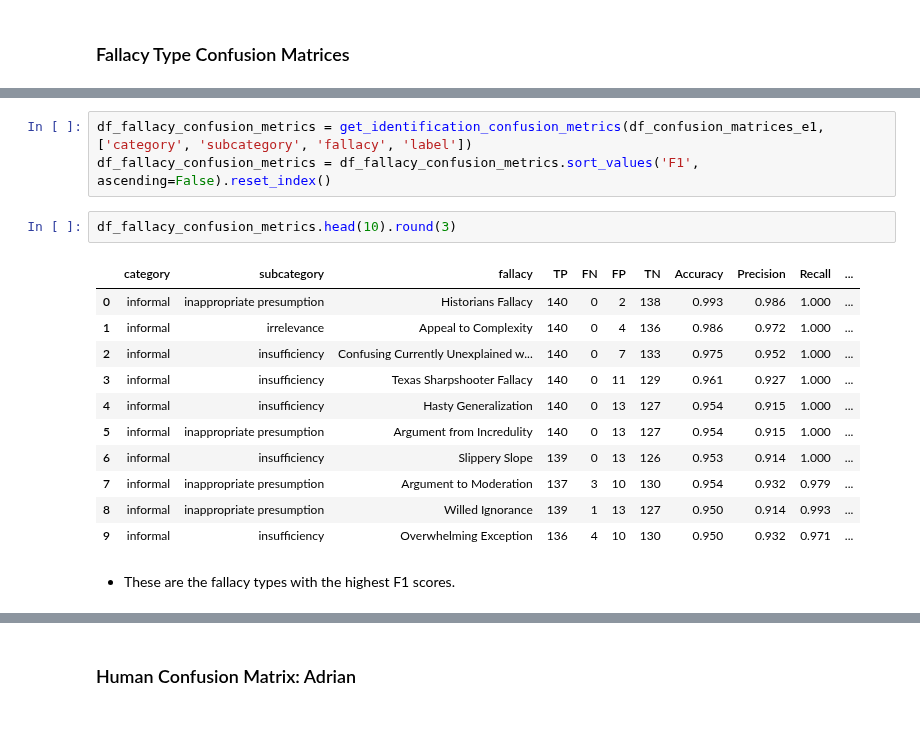
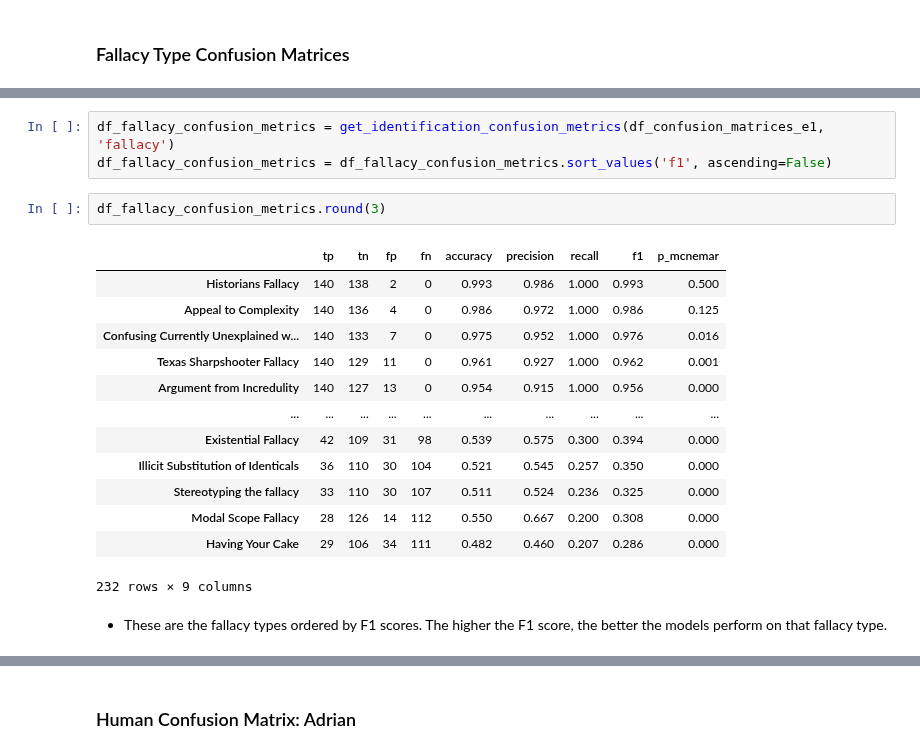
Before and after one commit to aimfeld/fallacy-detection, a Jupyter notebook: fallacy-identification.ipynb, the cells around one changed output, grey strips where cells are left out. Drawn from its saved outputs; the diff is of its cells as text; blank space fills up the shorter version.

```diff
--- a/fallacy-identification.ipynb
+++ b/fallacy-identification.ipynb
@@ -482,19 +512,21 @@ plot_identification_confusion_matrix(
 # %%
-df_fallacy_confusion_metrics = get_identification_confusion_metrics(df_confusion_matrices_e1, ['category', 'subcategory', 'fallacy', 'label'])
-df_fallacy_confusion_metrics = df_fallacy_confusion_metrics.sort_values('F1', ascending=False).reset_index()
+df_fallacy_confusion_metrics = get_identification_confusion_metrics(df_confusion_matrices_e1, 'fallacy')
+df_fallacy_confusion_metrics = df_fallacy_confusion_metrics.sort_values('f1', ascending=False)
 # %%
-df_fallacy_confusion_metrics.head(10).round(3)
+df_fallacy_confusion_metrics.round(3)
 # %% [output]
-|  | category | subcategory | fallacy | TP | FN | FP | TN | Accuracy | Precision | Recall | ... |
-| 0 | informal | inappropriate presumption | Historians Fallacy | 140 | 0 | 2 | 138 | 0.993 | 0.986 | 1.000 | ... |
-| 1 | informal | irrelevance | Appeal to Complexity | 140 | 0 | 4 | 136 | 0.986 | 0.972 | 1.000 | ... |
-| 2 | informal | insufficiency | Confusing Currently Unexplained w... | 140 | 0 | 7 | 133 | 0.975 | 0.952 | 1.000 | ... |
-| 3 | informal | insufficiency | Texas Sharpshooter Fallacy | 140 | 0 | 11 | 129 | 0.961 | 0.927 | 1.000 | ... |
-| 4 | informal | insufficiency | Hasty Generalization | 140 | 0 | 13 | 127 | 0.954 | 0.915 | 1.000 | ... |
-| 5 | informal | inappropriate presumption | Argument from Incredulity | 140 | 0 | 13 | 127 | 0.954 | 0.915 | 1.000 | ... |
-| 6 | informal | insufficiency | Slippery Slope | 139 | 0 | 13 | 126 | 0.953 | 0.914 | 1.000 | ... |
-| 7 | informal | inappropriate presumption | Argument to Moderation | 137 | 3 | 10 | 130 | 0.954 | 0.932 | 0.979 | ... |
-| 8 | informal | inappropriate presumption | Willed Ignorance | 139 | 1 | 13 | 127 | 0.950 | 0.914 | 0.993 | ... |
-| 9 | informal | insufficiency | Overwhelming Exception | 136 | 4 | 10 | 130 | 0.950 | 0.932 | 0.971 | ... |
+|  | tp | tn | fp | fn | accuracy | precision | recall | f1 | p_mcnemar |
+| Historians Fallacy | 140 | 138 | 2 | 0 | 0.993 | 0.986 | 1.000 | 0.993 | 0.500 |
+| Appeal to Complexity | 140 | 136 | 4 | 0 | 0.986 | 0.972 | 1.000 | 0.986 | 0.125 |
+| Confusing Currently Unexplained w... | 140 | 133 | 7 | 0 | 0.975 | 0.952 | 1.000 | 0.976 | 0.016 |
+| Texas Sharpshooter Fallacy | 140 | 129 | 11 | 0 | 0.961 | 0.927 | 1.000 | 0.962 | 0.001 |
+| Argument from Incredulity | 140 | 127 | 13 | 0 | 0.954 | 0.915 | 1.000 | 0.956 | 0.000 |
+| ... | ... | ... | ... | ... | ... | ... | ... | ... | ... |
+| Existential Fallacy | 42 | 109 | 31 | 98 | 0.539 | 0.575 | 0.300 | 0.394 | 0.000 |
+| Illicit Substitution of Identicals | 36 | 110 | 30 | 104 | 0.521 | 0.545 | 0.257 | 0.350 | 0.000 |
+| Stereotyping the fallacy | 33 | 110 | 30 | 107 | 0.511 | 0.524 | 0.236 | 0.325 | 0.000 |
+| Modal Scope Fallacy | 28 | 126 | 14 | 112 | 0.550 | 0.667 | 0.200 | 0.308 | 0.000 |
+| Having Your Cake | 29 | 106 | 34 | 111 | 0.482 | 0.460 | 0.207 | 0.286 | 0.000 |
+232 rows × 9 columns
 # %% [markdown]
-- These are the fallacy types with the highest F1 scores.
+- These are the fallacy types ordered by F1 scores. The higher the F1 score, the better the models perform on that fallacy type.
```
Also changed, not shown: parts of 21 cells of this notebook, 3 other files.
